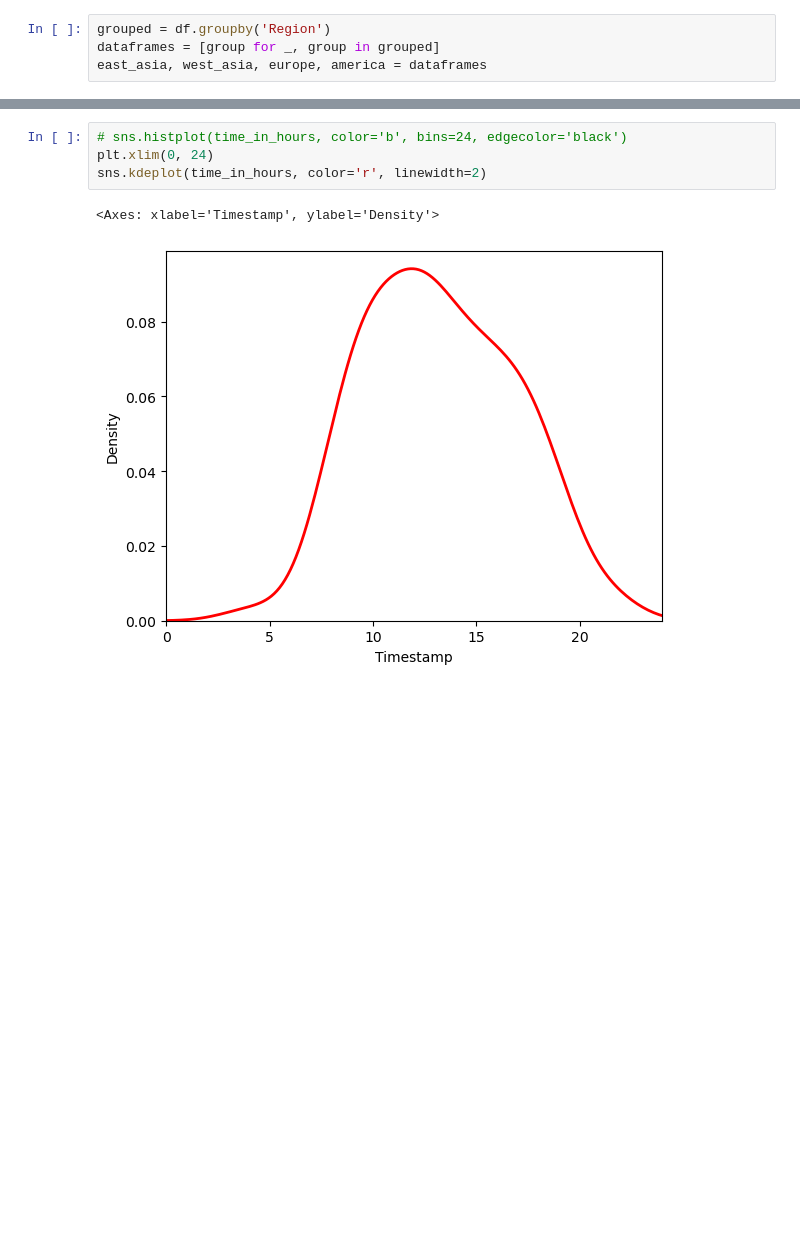
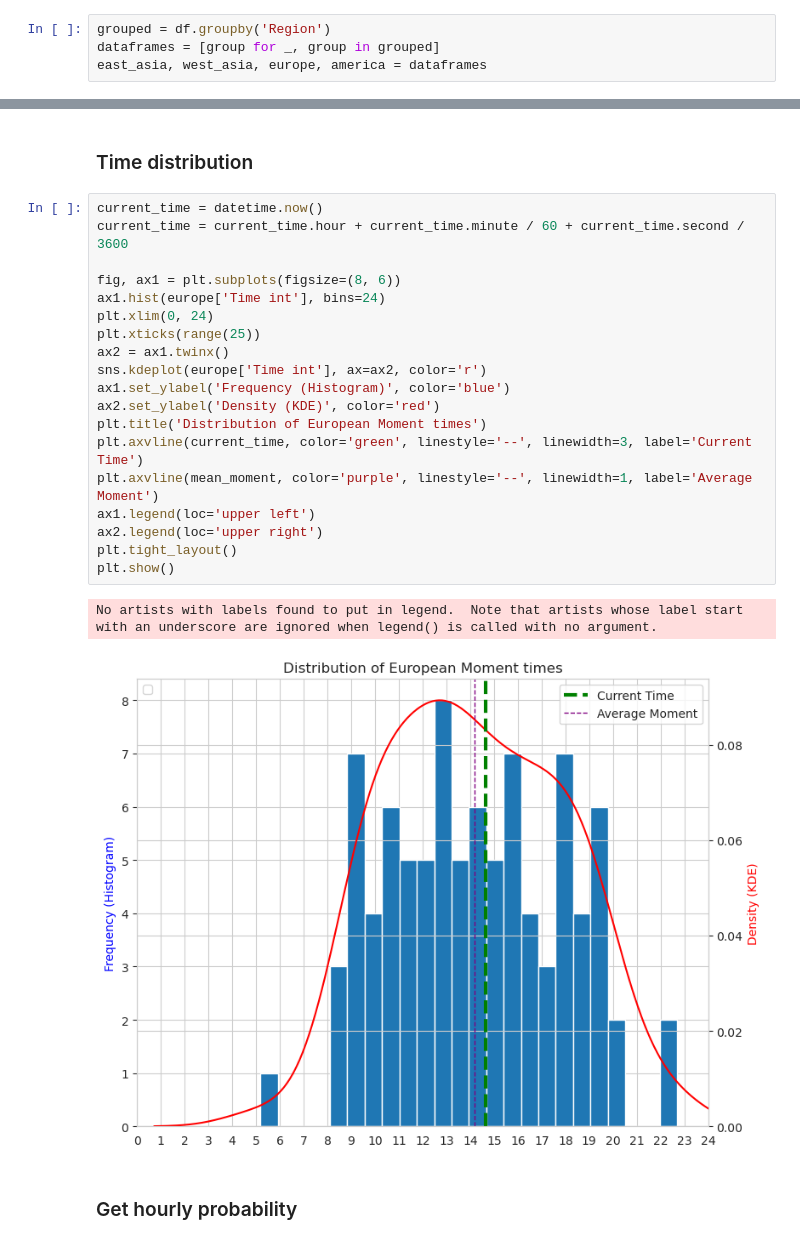
Before and after one commit to CallumAlexander/BeReal.-Analysis, a Jupyter notebook: notebook.ipynb, the cells around one changed output, grey strips where cells are left out. Saved outputs shown, nothing was run; the diff lists cells and outputs as text; blank space fills up the shorter version.

```diff
--- a/notebook.ipynb
+++ b/notebook.ipynb
@@ -73,7 +97,26 @@ plt.show()
-# %%
-# sns.histplot(time_in_hours, color='b', bins=24, edgecolor='black')
-plt.xlim(0, 24)
-sns.kdeplot(time_in_hours, color='r', linewidth=2)
-# %% [output]
-<Axes: xlabel='Timestamp', ylabel='Density'>
-[figure, removed]
+# %% [markdown]
+### Time distribution
+# %%
+current_time = datetime.now()
+current_time = current_time.hour + current_time.minute / 60 + current_time.second / 3600
+
+fig, ax1 = plt.subplots(figsize=(8, 6))
+ax1.hist(europe['Time int'], bins=24)
+plt.xlim(0, 24)
+plt.xticks(range(25))
+ax2 = ax1.twinx()
+sns.kdeplot(europe['Time int'], ax=ax2, color='r')
+ax1.set_ylabel('Frequency (Histogram)', color='blue')
+ax2.set_ylabel('Density (KDE)', color='red')
+plt.title('Distribution of European Moment times')
+plt.axvline(current_time, color='green', linestyle='--', linewidth=3, label='Current Time')
+plt.axvline(mean_moment, color='purple', linestyle='--', linewidth=1, label='Average Moment')
+ax1.legend(loc='upper left')
+ax2.legend(loc='upper right')
+plt.tight_layout()
+plt.show()
+# %% [output]
+No artists with labels found to put in legend.  Note that artists whose label start with an underscore are ignored when legend() is called with no argument.
+[figure, added]
+# %% [markdown]
+### Get hourly probability
```
Also changed, not shown: parts of 17 cells of this notebook.
